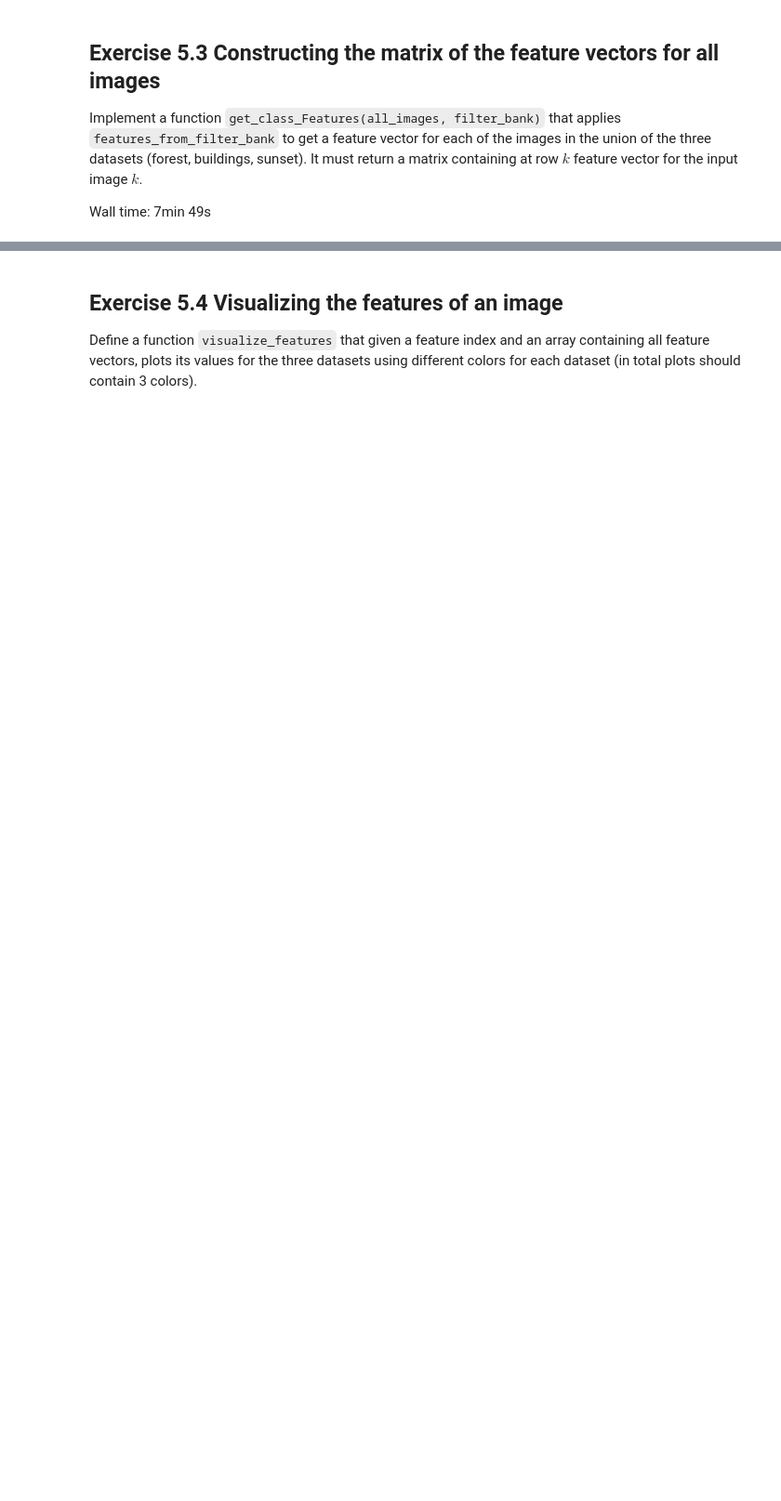
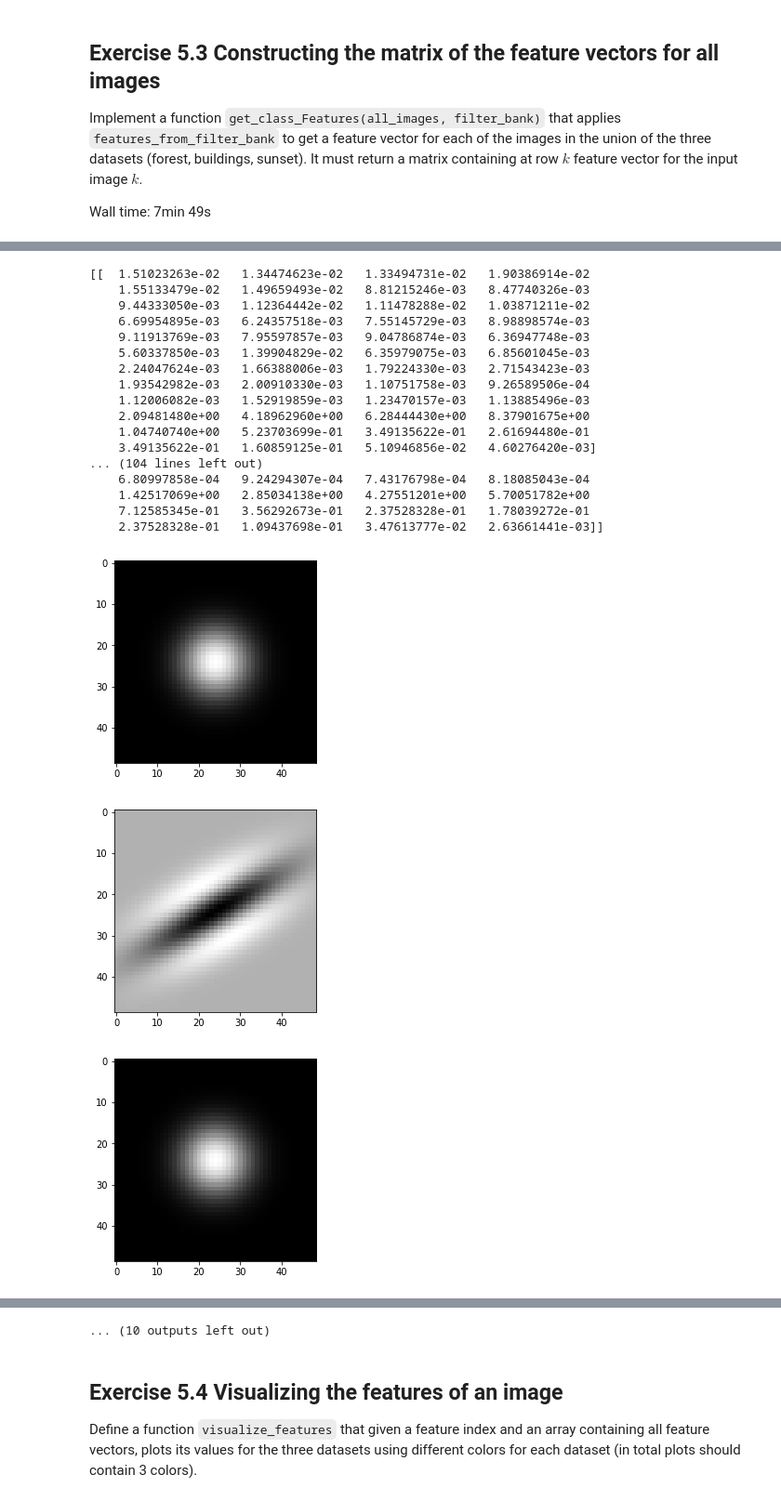
Before and after one commit to lousmontabes/Visio-Artificial, a Jupyter notebook: P5/p5_2018-2019_2solve.ipynb, the cells around one changed output, grey strips where cells are left out. Shown: that part at 93% size. Cells and saved outputs as stored; diff of their text form; code cells hidden in the pictures; blank space fills up the shorter version.

```diff
--- a/P5/p5_2018-2019_2solve.ipynb
+++ b/P5/p5_2018-2019_2solve.ipynb
@@ -166,13 +215,47 @@ all_images = building_images + forest_images + sunset_images
 # %%
 %%time
 
 def get_class_features(all_images,  filter_bank):
 
     n_images = len(all_images)
     n_filters = filter_bank.shape[-1]
-    all_feature_vectors=np.zeros((n_images,filter_bank.shape[-1]))
-    # Complete
+    all_feature_vectors = np.zeros((n_images, filter_bank.shape[-1]))
+
+    # Iterate over all images and obtain their feature vector
+    for i in range(n_images):
+
+        # Store feature vector at i position in all_feature_vectors
+        all_feature_vectors[i] = features_from_filter_bank(all_images[i], filter_bank, n_filters)
 
     return all_feature_vectors
 
-all_feature_vectors=get_class_features(all_images,  filter_bank)
+#all_feature_vectors = get_class_features(all_images[25:35],  filter_bank)
+print(all_feature_vectors)
+for f in all_feature_vectors:
+    m = np.argmax(f)
+    n = np.argmin(f)
+    plt.imshow(filter_bank[:,:,m])
+    plt.show()
+    plt.imshow(filter_bank[:,:,n])
+    plt.show()
+# %% [output]
+[[  1.51023263e-02   1.34474623e-02   1.33494731e-02   1.90386914e-02
+    1.55133479e-02   1.49659493e-02   8.81215246e-03   8.47740326e-03
+    9.44333050e-03   1.12364442e-02   1.11478288e-02   1.03871211e-02
+    6.69954895e-03   6.24357518e-03   7.55145729e-03   8.98898574e-03
+    9.11913769e-03   7.95597857e-03   9.04786874e-03   6.36947748e-03
+    5.60337850e-03   1.39904829e-02   6.35979075e-03   6.85601045e-03
+    2.24047624e-03   1.66388006e-03   1.79224330e-03   2.71543423e-03
+    1.93542982e-03   2.00910330e-03   1.10751758e-03   9.26589506e-04
+    1.12006082e-03   1.52919859e-03   1.23470157e-03   1.13885496e-03
+    2.09481480e+00   4.18962960e+00   6.28444430e+00   8.37901675e+00
+    1.04740740e+00   5.23703699e-01   3.49135622e-01   2.61694480e-01
+    3.49135622e-01   1.60859125e-01   5.10946856e-02   4.60276420e-03]
+... (104 lines left out)
+    6.80997858e-04   9.24294307e-04   7.43176798e-04   8.18085043e-04
+    1.42517069e+00   2.85034138e+00   4.27551201e+00   5.70051782e+00
+    7.12585345e-01   3.56292673e-01   2.37528328e-01   1.78039272e-01
+    2.37528328e-01   1.09437698e-01   3.47613777e-02   2.63661441e-03]]
+[figure, added]
+[figure, added]
+[figure, added]
@@ -179,3 +270,4 @@ all_feature_vectors=get_class_features(all_images,  filter_bank)
+... (10 outputs left out)
 # %% [markdown]
 ## Exercise 5.4 Visualizing the features of an image
 
```
Also changed, not shown: parts of 11 cells of this notebook.
